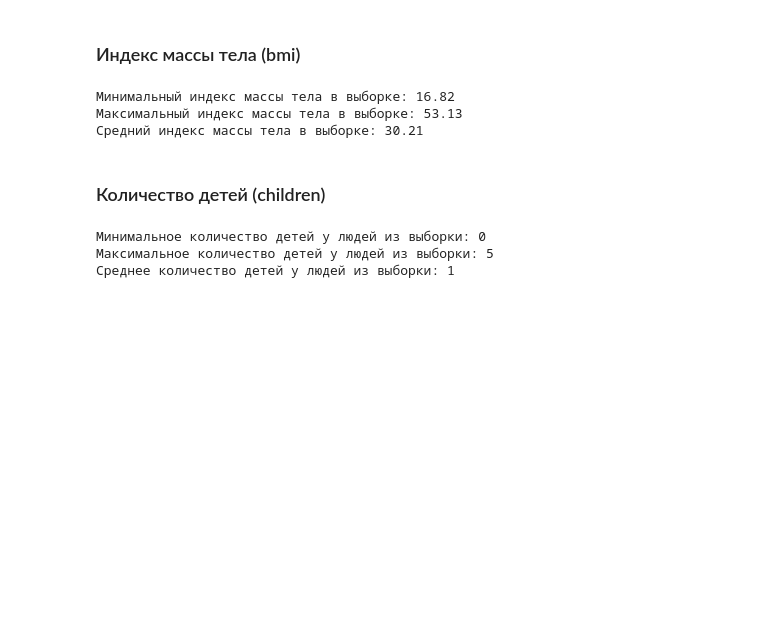
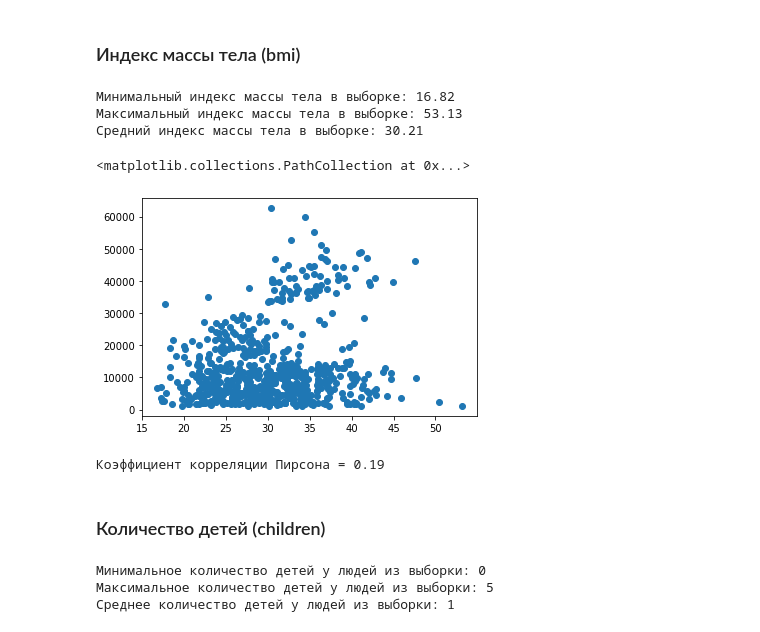
Before and after one commit to Lipetskiy/DE_Sprint, a Jupyter notebook: practicum_3/practicum_3.ipynb, the cells around one changed output. Drawn from its saved outputs; the diff is of its cells as text; code cells hidden in the pictures; blank space fills up the shorter version.

```diff
--- a/practicum_3/practicum_3.ipynb
+++ b/practicum_3/practicum_3.ipynb
@@ -138,6 +166,15 @@ print(f'Средний индекс массы тела в выборке: {roun
 Минимальный индекс массы тела в выборке: 16.82
 Максимальный индекс массы тела в выборке: 53.13
 Средний индекс массы тела в выборке: 30.21
+# %%
+plt.scatter(bmi, charges)
+# %% [output]
+<matplotlib.collections.PathCollection at 0x...>
+[figure, added]
+# %%
+print(f'Коэффициент корреляции Пирсона = {round(np.corrcoef(bmi, charges)[0][1], 2)}')
+# %% [output]
+Коэффициент корреляции Пирсона = 0.19
 # %% [markdown]
 ### Количество детей (children)
 # %%
```
Also changed, not shown: parts of 16 cells of this notebook.
